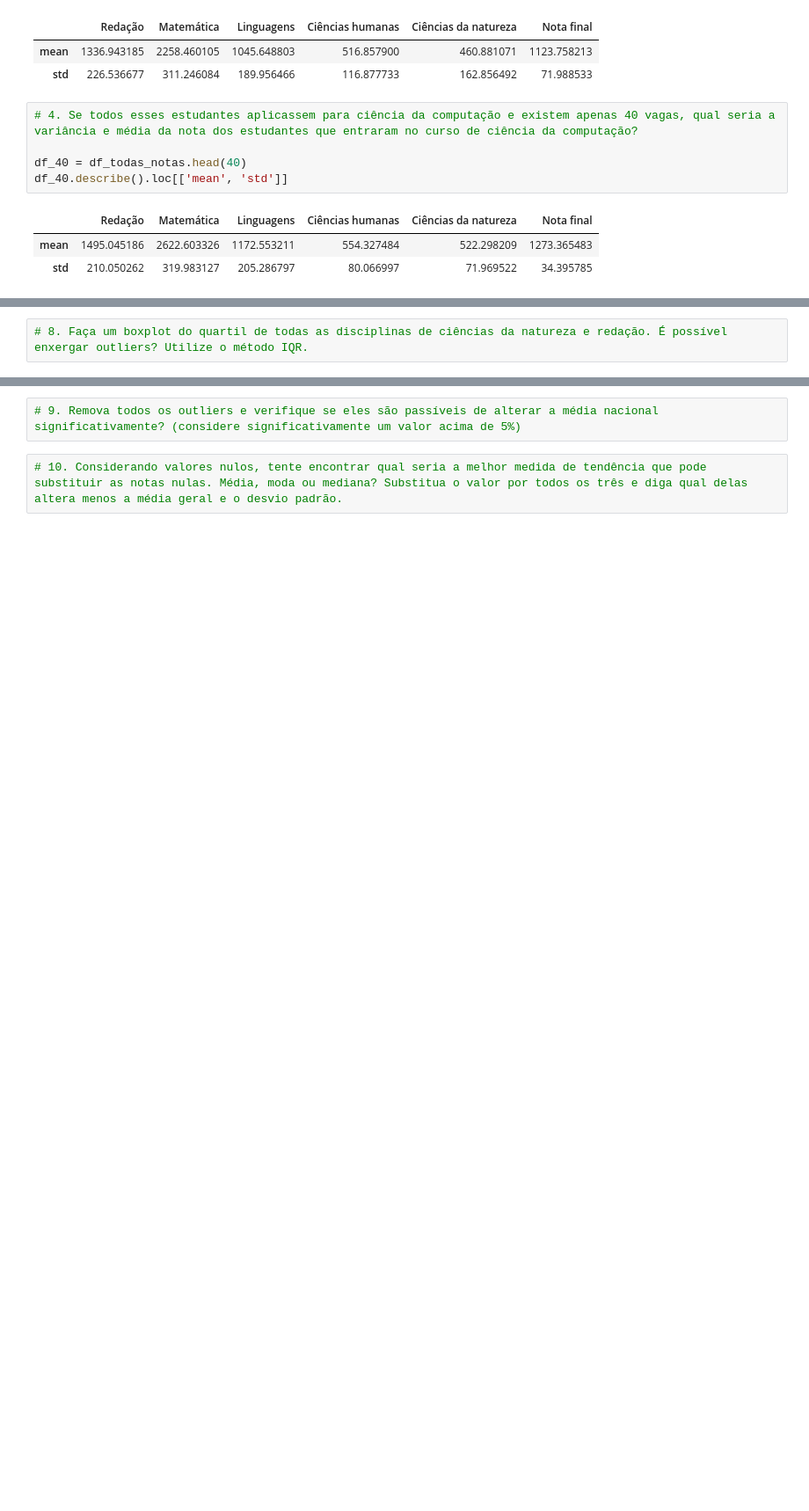
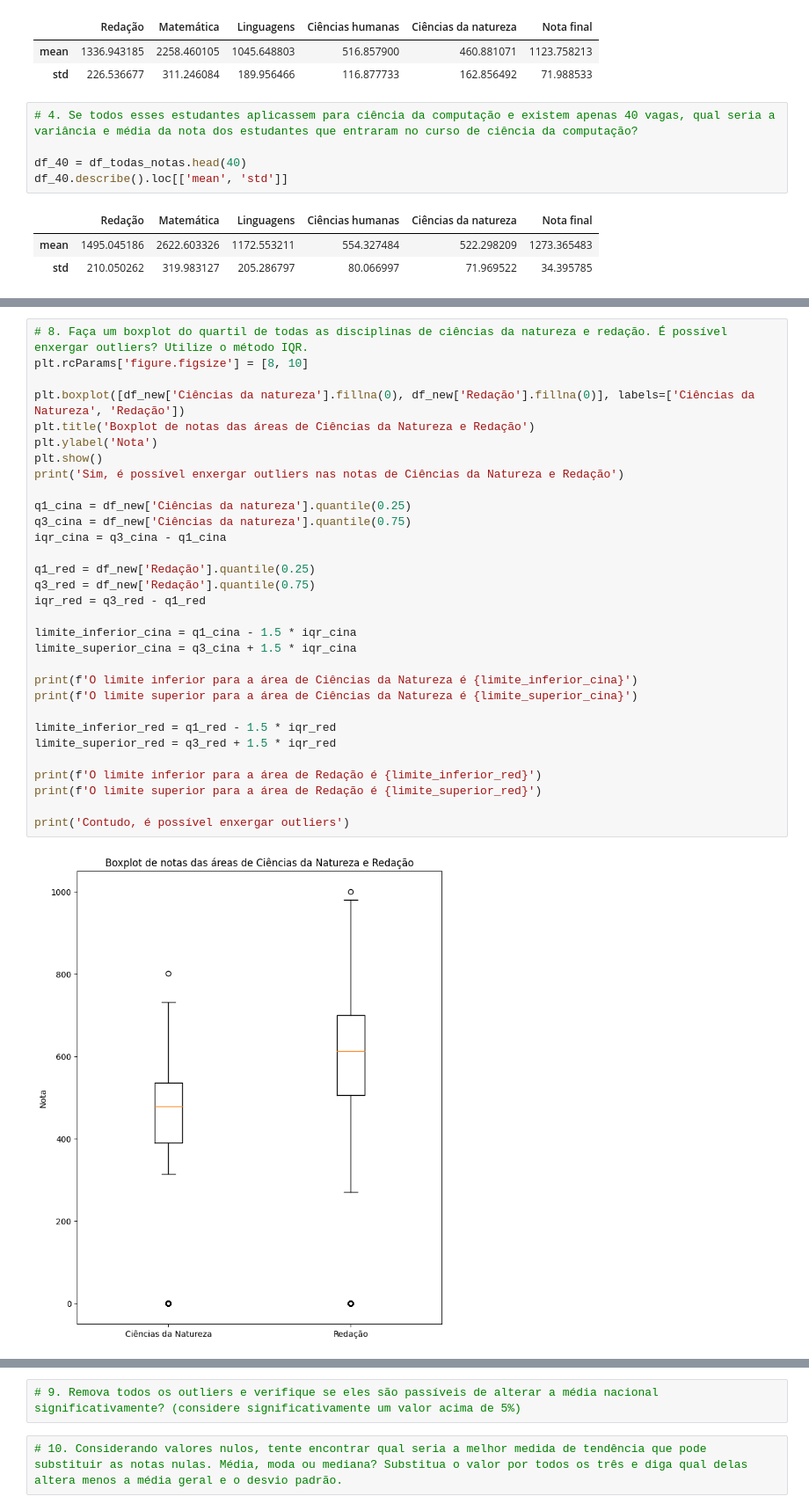
Before and after one commit to dsreliete/Womakerscode_DA_desafio_individual, a Jupyter notebook: Desafio3ElietedaSilva_Rodrigues.ipynb, the cells around one changed output, grey strips where cells are left out. Shown at 88% size. Saved outputs shown, nothing was run; the diff lists cells and outputs as text; blank space fills up the shorter version.

```diff
--- a/Desafio3ElietedaSilva_Rodrigues.ipynb
+++ b/Desafio3ElietedaSilva_Rodrigues.ipynb
@@ -189,5 +190,36 @@ print('A classificação do histograma de notas da área de Linguagens continua
 A classificação do histograma de notas da área de Linguagens continua SIMÉTRICO devido as notas estarem distribuídas no centro do gráfico
 [figure]
 A classificação do histograma de notas da área de Linguagens continua SIMÉTRICO devido as notas estarem distribuídas no centro do gráfico
-# %%
-# 8. Faça um boxplot do quartil de todas as disciplinas de ciências da natureza e redação. É possível enxergar outliers? Utilize o método IQR.
+# %%
+# 8. Faça um boxplot do quartil de todas as disciplinas de ciências da natureza e redação. É possível enxergar outliers? Utilize o método IQR.
+plt.rcParams['figure.figsize'] = [8, 10]
+
+plt.boxplot([df_new['Ciências da natureza'].fillna(0), df_new['Redação'].fillna(0)], labels=['Ciências da Natureza', 'Redação'])
+plt.title('Boxplot de notas das áreas de Ciências da Natureza e Redação')
+plt.ylabel('Nota')
+plt.show()
+print('Sim, é possível enxergar outliers nas notas de Ciências da Natureza e Redação')
+
+q1_cina = df_new['Ciências da natureza'].quantile(0.25)
+q3_cina = df_new['Ciências da natureza'].quantile(0.75)
+iqr_cina = q3_cina - q1_cina
+
+q1_red = df_new['Redação'].quantile(0.25)
+q3_red = df_new['Redação'].quantile(0.75)
+iqr_red = q3_red - q1_red
+
+limite_inferior_cina = q1_cina - 1.5 * iqr_cina
+limite_superior_cina = q3_cina + 1.5 * iqr_cina
+
+print(f'O limite inferior para a área de Ciências da Natureza é {limite_inferior_cina}')
+print(f'O limite superior para a área de Ciências da Natureza é {limite_superior_cina}')
+
+limite_inferior_red = q1_red - 1.5 * iqr_red
+limite_superior_red = q3_red + 1.5 * iqr_red
+
+print(f'O limite inferior para a área de Redação é {limite_inferior_red}')
+print(f'O limite superior para a área de Redação é {limite_superior_red}')
+
+print('Contudo, é possível enxergar outliers')
+# %% [output]
+[figure, added]
```
Also changed, not shown: parts of 5 cells of this notebook.
